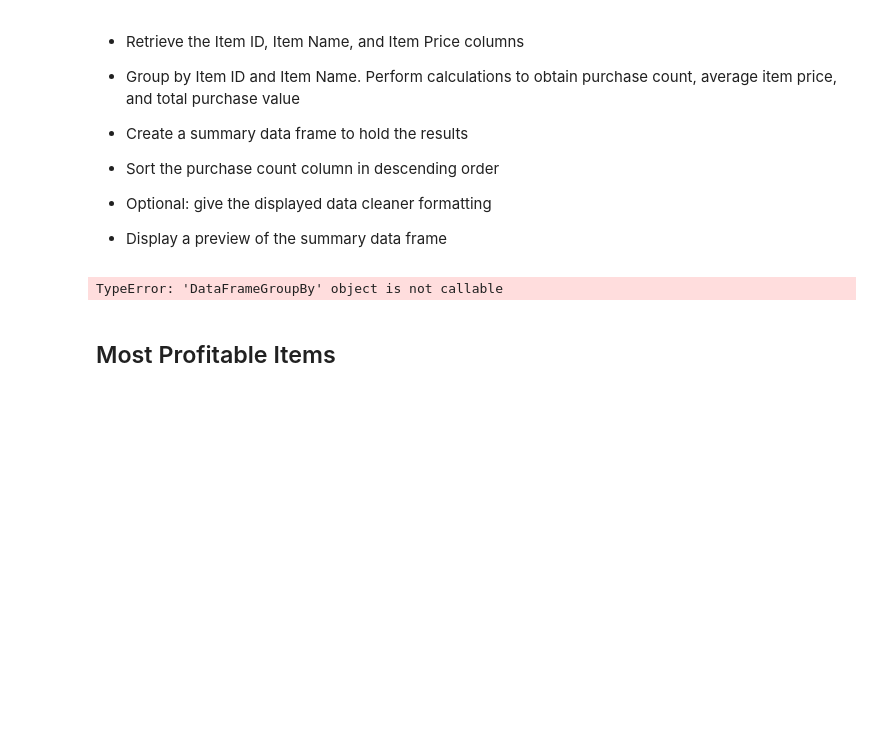
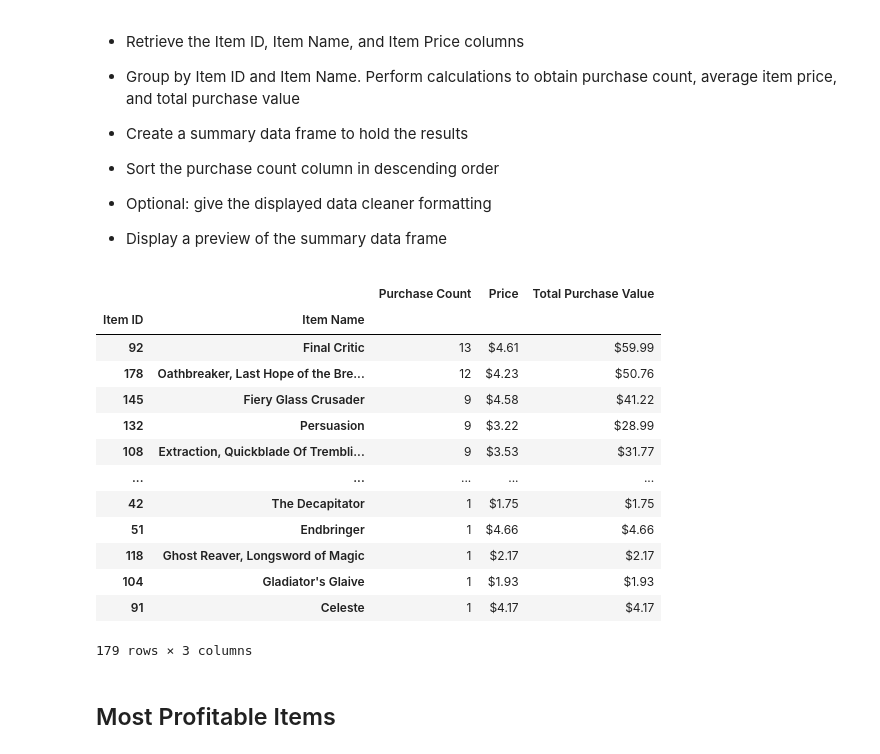
Before and after one commit to m-rivera1/pandas-challenge, a Jupyter notebook: HerosOfPymoli/HeroesOfPymoli_starter.ipynb, the cells around one changed output. Drawn from its saved outputs; the diff is of its cells as text; code cells hidden in the pictures; blank space fills up the shorter version.

```diff
--- a/HerosOfPymoli/HeroesOfPymoli_starter.ipynb
+++ b/HerosOfPymoli/HeroesOfPymoli_starter.ipynb
@@ -397,45 +381,46 @@ sorted_table.head()
 
 * Display a preview of the summary data frame
 # %%
-#****************************************
-#Move "price" column
-#****************************************
-
+#extract three columns from purchase_data_df
 item_list_df = purchase_data_df.loc[:, ["Item ID", "Item Name", "Price"]]
 
-#print(item_list_df.loc[row,column])
+#new dataframe grouped by Item ID and Item Name
+item_list_grouped_df = item_list_df.groupby(["Item ID", "Item Name"])
 
-item_list_grouped_df = item_list_df.groupby(["Item ID", "Item Name", "Price"])
+#Calculations
+purchase_count = item_list_grouped_df["Item Name"].count()
 
-purchase_count = item_list_grouped_df["Price"].count()
+item_list_df_grouped_price_df = item_list_df.groupby("Item ID")
+
+item_price = item_list_grouped_df["Price"].mean()
+
+total_purchase_value =  purchase_count * item_price
 
 
-item_price = item_list_grouped_df(["Price"]).mean()
-
-total_purchase_price = (item_list_grouped_df["Price"].mean())
+#create the summary dataframe
+item_list_summary_df = pd.DataFrame({"Purchase Count": purchase_count, "Price": item_price,
+                                     "Total Purchase Value": total_purchase_value})
+#sort summary table by Purchase Count in descending order
+item_list_summary_sorted_df = item_list_summary_df.sort_values(by='Purchase Count', ascending=False)
 
 
-# item_price = (item_list_grouped_df["Price"])
-
-# total_purchase_price = (item_list_df["Price"].mean())
-total_purchase_value =  purchase_count * total_purchase_price
-# print(item_list)
-
-# #create the summary dataframe to display the results
-item_list_summary_df = pd.DataFrame({"Purchase Count": purchase_count, "Price": item_price,
-                                    "Total Purchase Value": total_purchase_value})
-
-item_list_summary_sorted_df = item_list_summary_df.sort_values(by='Purchase Count', ascending=False)
-
-# #format for the percentage
-#pd.options.display.float_format = '${:.2f}'.format
-
-
-
-# #print the dataframe
-item_list_summary_sorted_df.head()
+#display the summary table
+item_list_summary_sorted_df
 # %% [output]
+|  |  | Purchase Count | Price | Total Purchase Value |
+| Item ID | Item Name |  |  |  |
+| 92 | Final Critic | 13 | $4.61 | $59.99 |
+| 178 | Oathbreaker, Last Hope of the Bre... | 12 | $4.23 | $50.76 |
+| 145 | Fiery Glass Crusader | 9 | $4.58 | $41.22 |
+| 132 | Persuasion | 9 | $3.22 | $28.99 |
+| 108 | Extraction, Quickblade Of Trembli... | 9 | $3.53 | $31.77 |
+| ... | ... | ... | ... | ... |
+| 42 | The Decapitator | 1 | $1.75 | $1.75 |
+| 51 | Endbringer | 1 | $4.66 | $4.66 |
+| 118 | Ghost Reaver, Longsword of Magic | 1 | $2.17 | $2.17 |
+| 104 | Gladiator's Glaive | 1 | $1.93 | $1.93 |
+| 91 | Celeste | 1 | $4.17 | $4.17 |
-TypeError: 'DataFrameGroupBy' object is not callable
+179 rows × 3 columns
 # %% [markdown]
 ## Most Profitable Items
 # %% [markdown]
```
Also changed, not shown: parts of 9 cells of this notebook.
